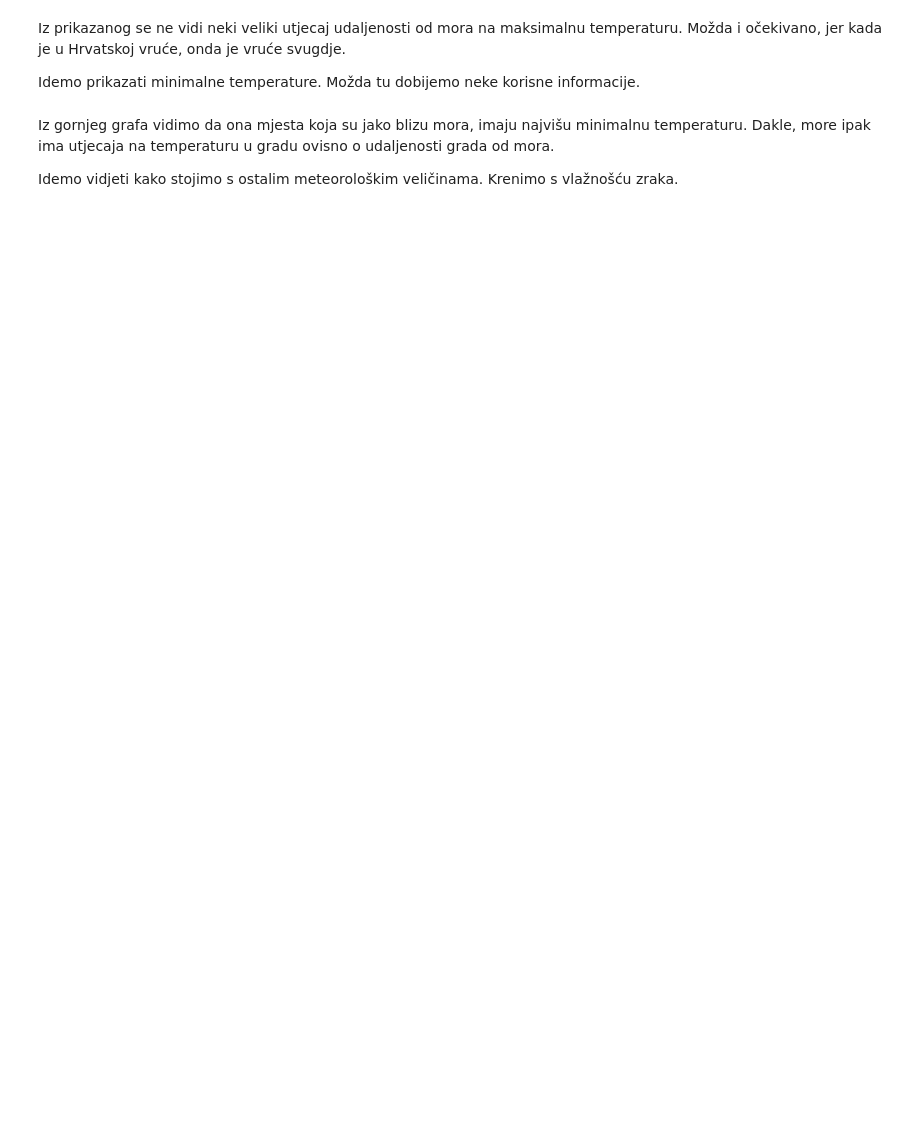
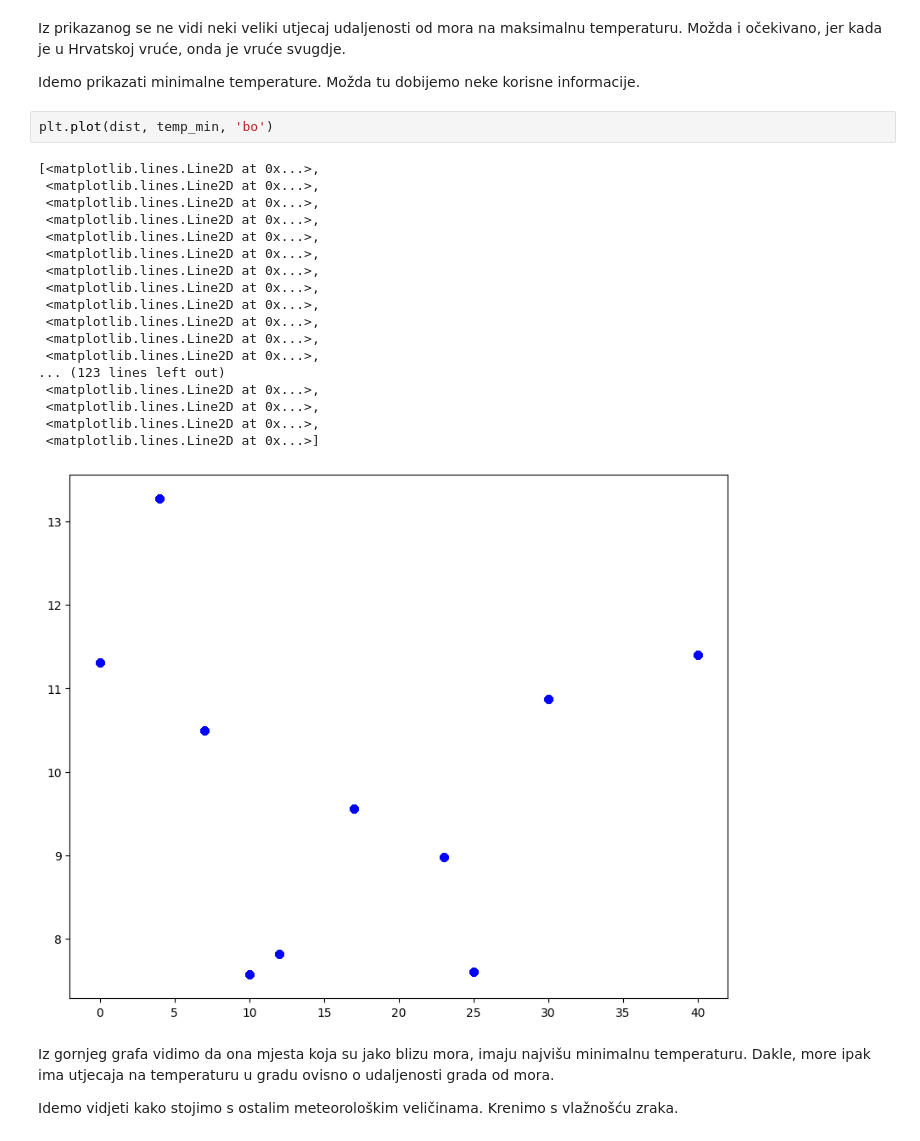
Before and after one commit to py-dev-algebra/py-jupyter-nb, a Jupyter notebook: 04 - NumPy/NumPy - Numerical Python Napredna primjena.ipynb, the cells around one changed output. Saved outputs shown, nothing was run; the diff lists cells and outputs as text; blank space fills up the shorter version.

```diff
--- a/04 - NumPy/NumPy - Numerical Python Napredna primjena.ipynb
+++ b/04 - NumPy/NumPy - Numerical Python Napredna primjena.ipynb
@@ -503,6 +658,27 @@ Prvo prikažimo maksimalne temperature
 Iz prikazanog se ne vidi neki veliki utjecaj udaljenosti od mora na maksimalnu temperaturu. Možda i očekivano, jer kada je u Hrvatskoj vruće, onda je vruće svugdje.
 
 Idemo prikazati minimalne temperature. Možda tu dobijemo neke korisne informacije.
+# %%
+plt.plot(dist, temp_min, 'bo')
+# %% [output]
+[<matplotlib.lines.Line2D at 0x...>,
+ <matplotlib.lines.Line2D at 0x...>,
+ <matplotlib.lines.Line2D at 0x...>,
+ <matplotlib.lines.Line2D at 0x...>,
+ <matplotlib.lines.Line2D at 0x...>,
+ <matplotlib.lines.Line2D at 0x...>,
+ <matplotlib.lines.Line2D at 0x...>,
+ <matplotlib.lines.Line2D at 0x...>,
+ <matplotlib.lines.Line2D at 0x...>,
+ <matplotlib.lines.Line2D at 0x...>,
+ <matplotlib.lines.Line2D at 0x...>,
+ <matplotlib.lines.Line2D at 0x...>,
+... (123 lines left out)
+ <matplotlib.lines.Line2D at 0x...>,
+ <matplotlib.lines.Line2D at 0x...>,
+ <matplotlib.lines.Line2D at 0x...>,
+ <matplotlib.lines.Line2D at 0x...>]
+[figure, added]
 # %% [markdown]
 Iz gornjeg grafa vidimo da ona mjesta koja su jako blizu mora, imaju najvišu minimalnu temperaturu. Dakle, more ipak ima utjecaja na temperaturu u gradu ovisno o udaljenosti grada od mora.
 
```
Also changed, not shown: parts of 16 cells of this notebook, 10 other files.
